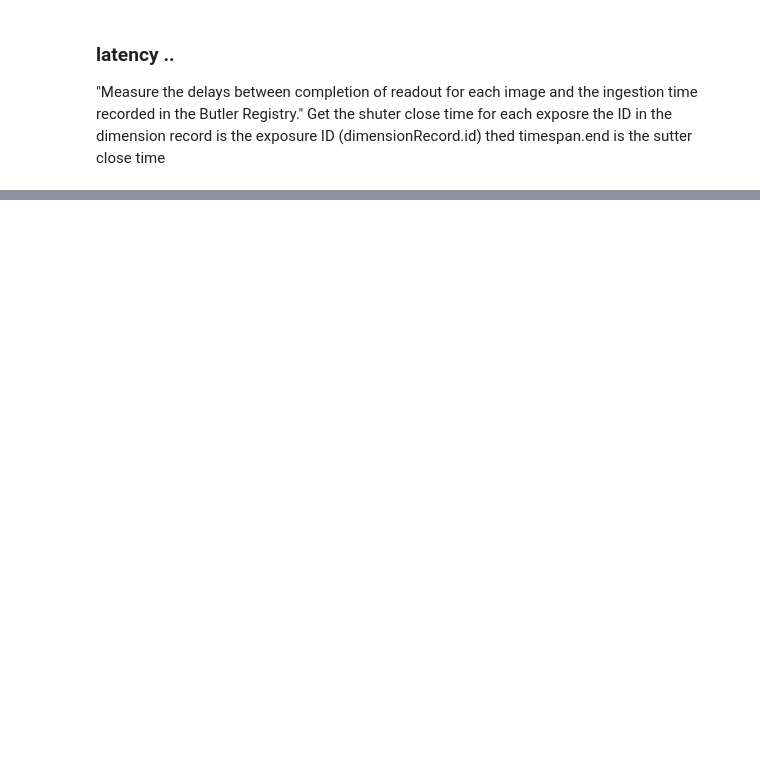
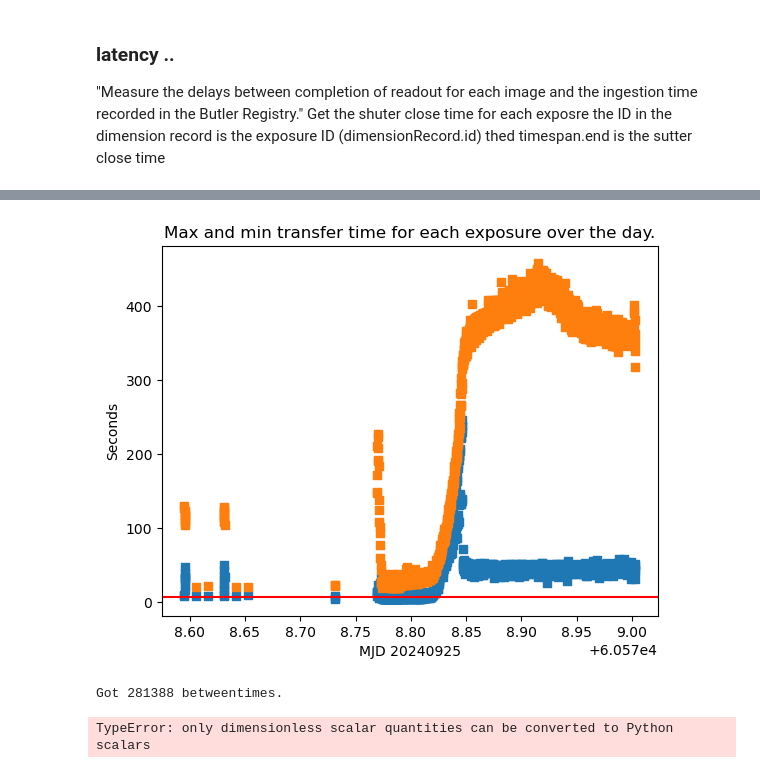
Before and after one commit to lsst-dm/image-transfers-info, a Jupyter notebook: ImageLatency-Summit-USDF.ipynb, the cells around one changed output, grey strips where cells are left out. Drawn from its saved outputs; the diff is of its cells as text; code cells hidden in the pictures; blank space fills up the shorter version.

Commit message:
new plots

```diff
--- a/ImageLatency-Summit-USDF.ipynb
+++ b/ImageLatency-Summit-USDF.ipynb
@@ -73,0 +103,30 @@ print (f"Time between shutter close and ingest mean:{np.mean(times)}, std:{np.st
+# %%
+times = [] # time to get to usdf for each image
+exptimes = np.empty(shape = [nt]) # shutter close time
+expmins  = np.empty(shape = [nt]) # the fastest tranfer
+expmaxs  = np.empty(shape = [nt]) # slowes transfer
+min = 100.0
+max = 0.0
+
+for count, dimensionRecord in enumerate(shutterTimes):
+    emin = 100
+    emax = 0
+    detectorMap = dslookup[dimensionRecord.id]
+    prev = dimensionRecord
+    thisExpTimes = list(map(lambda dt:(dt - dimensionRecord.timespan.end).to('minute').value,detectorMap.values()))
+    last = len(thisExpTimes) -1
+    if len(times) == 0:
+       times = thisExpTimes
+    else:
+        times = np.concatenate((times,thisExpTimes))
+    if thisExpTimes[0] < min:
+        min = thisExpTimes[0]
+    if thisExpTimes[last] > max:
+        max = thisExpTimes[last]
+
+    exptimes[count] = dimensionRecord.timespan.end.to_value('mjd')
+    expmins[count] = (thisExpTimes[0] * 60)
+    expmaxs[count] = (thisExpTimes[last] * 60)
+
+print (f"The min time was {min} max time was {max} minutes over {len(times)} times.")
+print (f"Time between shutter close and ingest mean:{np.mean(times)}, std:{np.std(times)}, var:{np.var(times)} minutes")
@@ -79,0 +146,23 @@ plt.show()
+# %%
+
+plt.scatter(exptimes, expmins, marker=",")
+plt.scatter(exptimes,expmaxs, marker=",")
+plt.xlabel(f"MJD {day}")
+plt.ylabel("Seconds")
+plt.title("Max and min transfer time for each exposure over the day.")
+plt.axhline(y = 7, color = 'r', linestyle = '-')
+plt.show()
+# %% [output]
+[figure, added]
+# %%
+betweentimes = []
+prev = None
+for expt in np.sort(exptimes):
+    if prev != None:
+        betweentimes.append((expt - prev).to('minute'))
+    prev = expt
+print(f"Got {len(betweentimes)} betweentimes.")
+print (f"Time between exposures mean:{np.mean(betweentimes)}, std:{np.std(betweentimes)}, var:{np.var(betweentimes)} minutes")
+# %% [output]
+Got 281388 betweentimes.
+TypeError: only dimensionless scalar quantities can be converted to Python scalars
```
Also changed, not shown: parts of 9 cells of this notebook.
